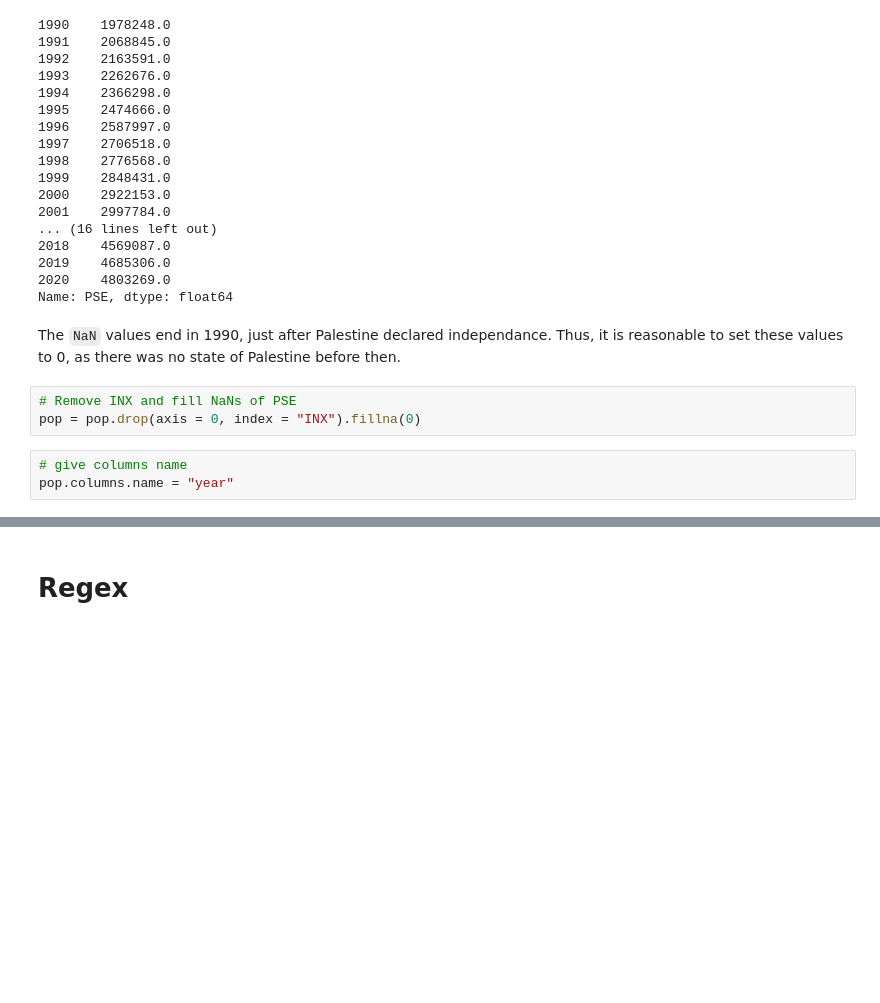
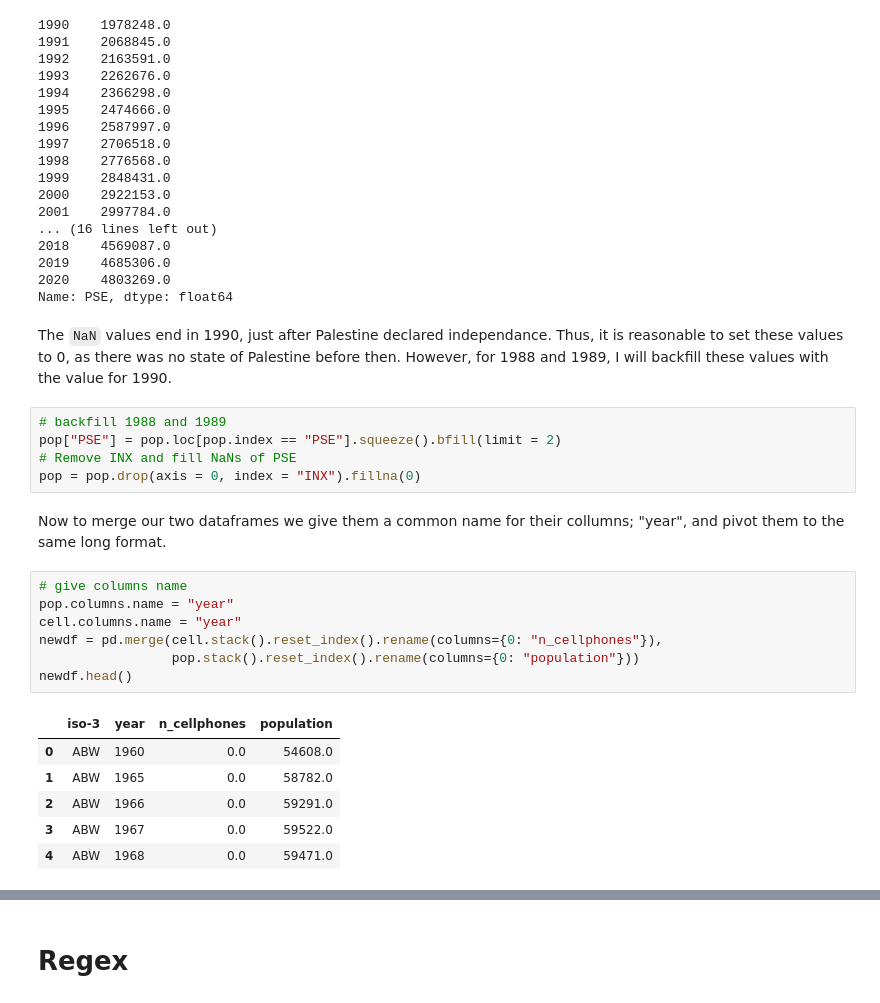
Before and after one commit to Schwankus/su-mt4007, a Jupyter notebook: HW4/HW4.ipynb, the cells around one changed output, grey strips where cells are left out. Saved outputs shown, nothing was run; the diff lists cells and outputs as text; blank space fills up the shorter version.

```diff
--- a/HW4/HW4.ipynb
+++ b/HW4/HW4.ipynb
@@ -117,10 +100,25 @@ pop.loc[pop.index == "PSE"].squeeze().dropna()
 2020    4803269.0
 Name: PSE, dtype: float64
 # %% [markdown]
-The `NaN` values end in 1990, just after Palestine declared independance. Thus, it is reasonable to set these values to 0, as there was no state of Palestine before then.
+The `NaN` values end in 1990, just after Palestine declared independance. Thus, it is reasonable to set these values to 0, as there was no state of Palestine before then. However, for 1988 and 1989, I will backfill these values with the value for 1990.
-# %%
-# Remove INX and fill NaNs of PSE
-pop = pop.drop(axis = 0, index = "INX").fillna(0)
+# %%
+# backfill 1988 and 1989
+pop["PSE"] = pop.loc[pop.index == "PSE"].squeeze().bfill(limit = 2)
+# Remove INX and fill NaNs of PSE
+pop = pop.drop(axis = 0, index = "INX").fillna(0)
+# %% [markdown]
+Now to merge our two dataframes we give them a common name for their collumns; "year", and pivot them to the same long format.
 # %%
 # give columns name
 pop.columns.name = "year"
+cell.columns.name = "year"
+newdf = pd.merge(cell.stack().reset_index().rename(columns={0: "n_cellphones"}),
+                 pop.stack().reset_index().rename(columns={0: "population"}))
+newdf.head()
+# %% [output]
+|  | iso-3 | year | n_cellphones | population |
+| 0 | ABW | 1960 | 0.0 | 54608.0 |
+| 1 | ABW | 1965 | 0.0 | 58782.0 |
+| 2 | ABW | 1966 | 0.0 | 59291.0 |
+| 3 | ABW | 1967 | 0.0 | 59522.0 |
+| 4 | ABW | 1968 | 0.0 | 59471.0 |
```
Also changed, not shown: parts of 37 cells of this notebook, 1 other file.
